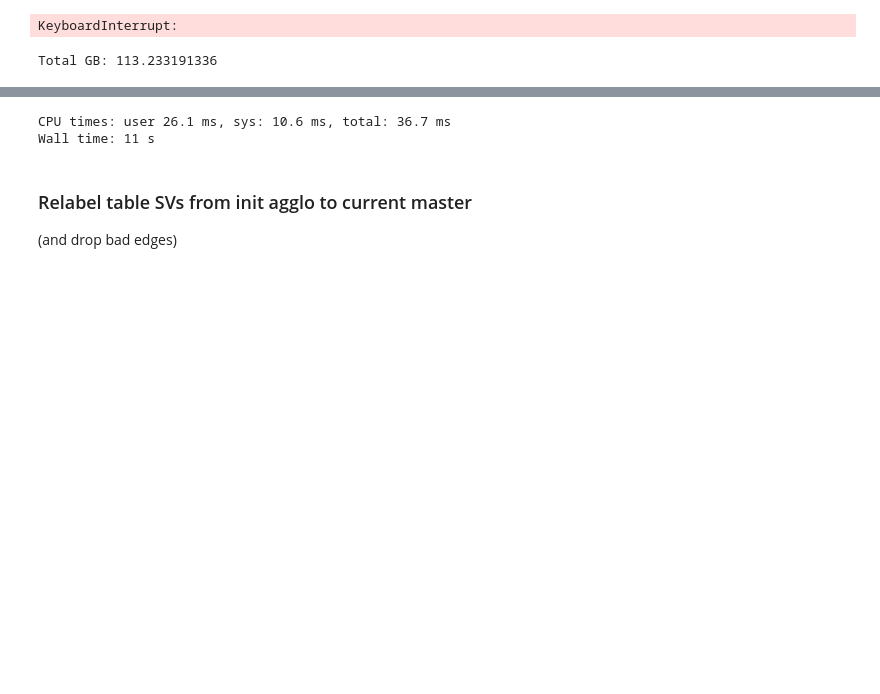
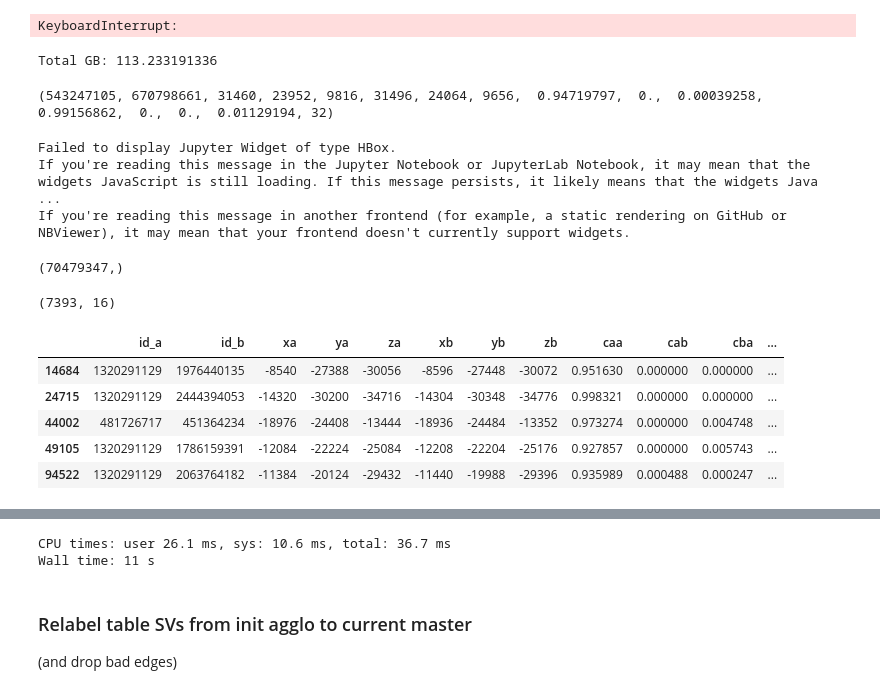
Before and after one commit to stuarteberg/random-hemibrain-notebooks, a Jupyter notebook: spark-focused-prep.ipynb, the cells around one changed output, grey strips where cells are left out. Drawn from its saved outputs; the diff is of its cells as text; code cells hidden in the pictures; blank space fills up the shorter version.

```diff
--- a/spark-focused-prep.ipynb
+++ b/spark-focused-prep.ipynb
@@ -340,4 +340,38 @@ def repair_coords_on_splits(orig_npy_path):
 # print(f"Found {rows_to_fix.sum()} rows")
 # df_to_fix = df[rows_to_fix]
 # df_to_fix.iloc[37:38]
+# %%
+first = np.load('32nm/data-00000-of-00100.npy')
+first[37]
+# %% [output]
+(543247105, 670798661, 31460, 23952, 9816, 31496, 24064, 9656,  0.94719797,  0.,  0.00039258,  0.99156862,  0.,  0.,  0.01129194, 32)
+# %%
+loaded = []
+from tqdm import tqdm_notebook
+for i in tnrange(100):
+    loaded.append(np.load(f'split-coords-fixed/32nm/data-{i:05d}-of-00100.npy'))
+# %% [output]
+Failed to display Jupyter Widget of type HBox.
+If you're reading this message in the Jupyter Notebook or JupyterLab Notebook, it may mean that the widgets JavaScript is still loading. If this message persists, it likely means that the widgets Java ...
+If you're reading this message in another frontend (for example, a static rendering on GitHub or NBViewer), it may mean that your frontend doesn't currently support widgets.
+# %%
+fixed_32 = np.concatenate(loaded)
+fixed_32.shape
+# %% [output]
+(70479347,)
+# %%
+_df = pd.DataFrame(fixed_32)
+bad_rows = _df.query('xa < 0 or xb < 0')
+bad_rows.shape
+# %% [output]
+(7393, 16)
+# %%
+bad_rows.iloc[0:5]
+# %% [output]
+|  | id_a | id_b | xa | ya | za | xb | yb | zb | caa | cab | cba | ... |
+| 14684 | 1320291129 | 1976440135 | -8540 | -27388 | -30056 | -8596 | -27448 | -30072 | 0.951630 | 0.000000 | 0.000000 | ... |
+| 24715 | 1320291129 | 2444394053 | -14320 | -30200 | -34716 | -14304 | -30348 | -34776 | 0.998321 | 0.000000 | 0.000000 | ... |
+| 44002 | 481726717 | 451364234 | -18976 | -24408 | -13444 | -18936 | -24484 | -13352 | 0.973274 | 0.000000 | 0.004748 | ... |
+| 49105 | 1320291129 | 1786159391 | -12084 | -22224 | -25084 | -12208 | -22204 | -25176 | 0.927857 | 0.000000 | 0.005743 | ... |
+| 94522 | 1320291129 | 2063764182 | -11384 | -20124 | -29432 | -11440 | -19988 | -29396 | 0.935989 | 0.000488 | 0.000247 | ... |
 # %%
```
Also changed, not shown: parts of 6 cells of this notebook, 1 other file.
